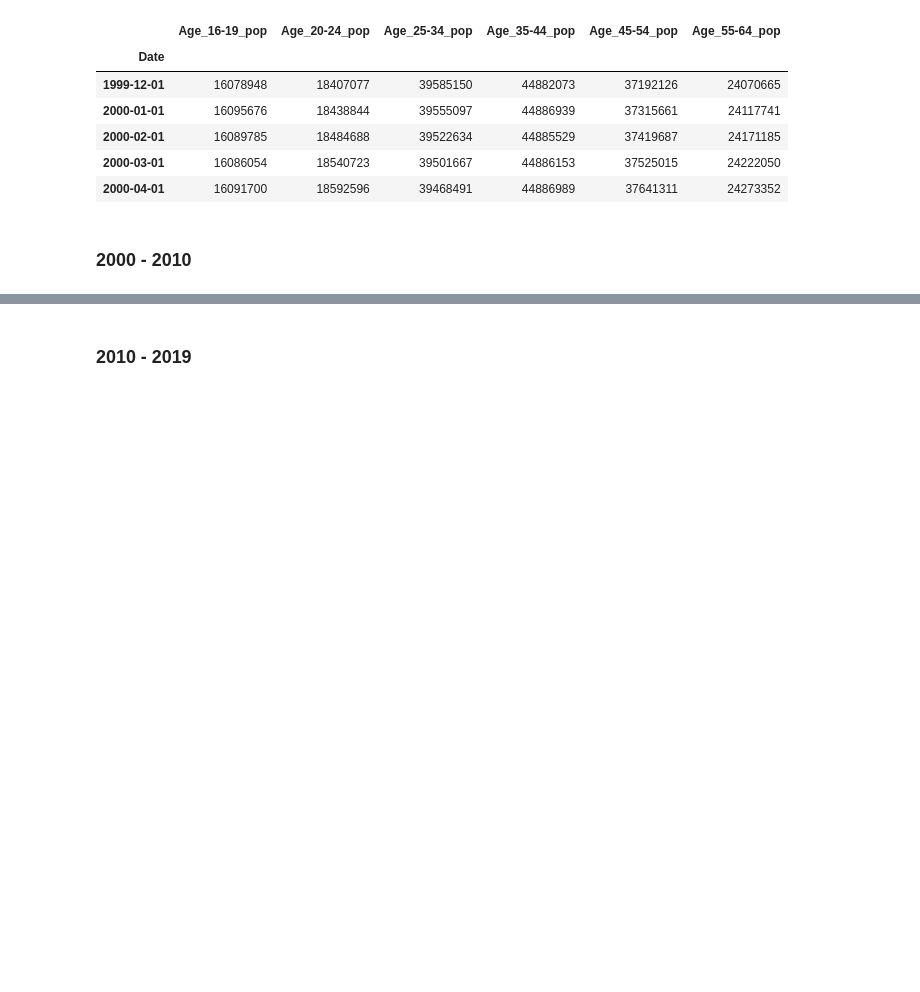
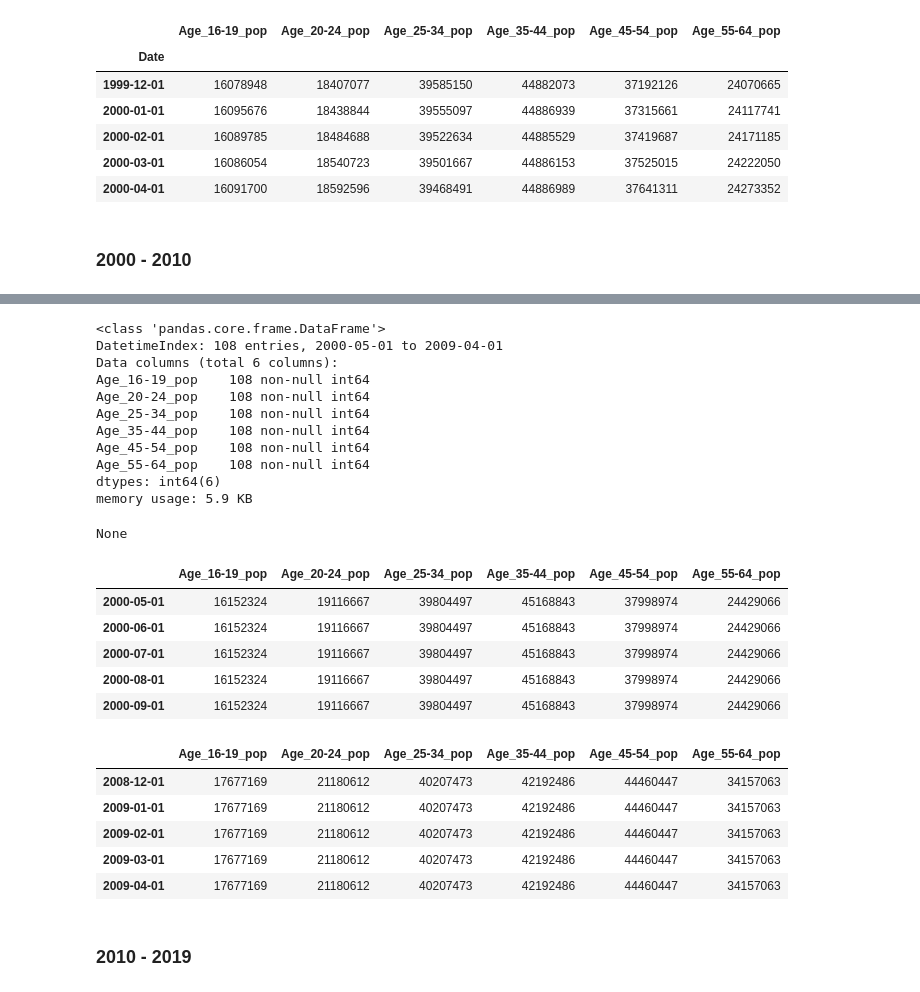
Before and after one commit to zapatos24/Employment_Prediction_LSTM_NN, a Jupyter notebook: mod_7_project.ipynb, the cells around one changed output, grey strips where cells are left out. Saved outputs shown, nothing was run; the diff lists cells and outputs as text; code cells hidden in the pictures; blank space fills up the shorter version.

```diff
--- a/mod_7_project.ipynb
+++ b/mod_7_project.ipynb
@@ -331,2 +357,51 @@ None
+# %%
+age_2000_popgroup_df = pd.DataFrame()
+for year in range(2000, 2010):
+    datelist = pd.date_range(pd.datetime(year,5,1), periods=12, freq='MS')
+    array_16 = np.zeros(12, dtype=int) + age_2000_pop_df[age_2000_pop_df.index.year == year]['Age_16-19_pop'][0]
+    array_20 = np.zeros(12, dtype=int) + age_2000_pop_df[age_2000_pop_df.index.year == year]['Age_20-24_pop'][0]
+    array_25 = np.zeros(12, dtype=int) + age_2000_pop_df[age_2000_pop_df.index.year == year]['Age_25-34_pop'][0]
+    array_35 = np.zeros(12, dtype=int) + age_2000_pop_df[age_2000_pop_df.index.year == year]['Age_35-44_pop'][0]
+    array_45 = np.zeros(12, dtype=int) + age_2000_pop_df[age_2000_pop_df.index.year == year]['Age_45-54_pop'][0]
+    array_55 = np.zeros(12, dtype=int) + age_2000_pop_df[age_2000_pop_df.index.year == year]['Age_55-64_pop'][0]
+
+    temp_df = pd.DataFrame(data={'Age_16-19_pop': array_16,
+                                 'Age_20-24_pop': array_20,
+                                 'Age_25-34_pop': array_25,
+                                 'Age_35-44_pop': array_35,
+                                 'Age_45-54_pop': array_45,
+                                 'Age_55-64_pop': array_55},
+                           index=datelist)
+
+    age_2000_popgroup_df = pd.concat([age_2000_popgroup_df, temp_df])
+
+display(age_2000_popgroup_df.info())
+display(age_2000_popgroup_df.head())
+display(age_2000_popgroup_df.tail())
+# %% [output]
+<class 'pandas.core.frame.DataFrame'>
+DatetimeIndex: 108 entries, 2000-05-01 to 2009-04-01
+Data columns (total 6 columns):
+Age_16-19_pop    108 non-null int64
+Age_20-24_pop    108 non-null int64
+Age_25-34_pop    108 non-null int64
+Age_35-44_pop    108 non-null int64
+Age_45-54_pop    108 non-null int64
+Age_55-64_pop    108 non-null int64
+dtypes: int64(6)
+memory usage: 5.9 KB
+None
+|  | Age_16-19_pop | Age_20-24_pop | Age_25-34_pop | Age_35-44_pop | Age_45-54_pop | Age_55-64_pop |
+| 2000-05-01 | 16152324 | 19116667 | 39804497 | 45168843 | 37998974 | 24429066 |
+| 2000-06-01 | 16152324 | 19116667 | 39804497 | 45168843 | 37998974 | 24429066 |
+| 2000-07-01 | 16152324 | 19116667 | 39804497 | 45168843 | 37998974 | 24429066 |
+| 2000-08-01 | 16152324 | 19116667 | 39804497 | 45168843 | 37998974 | 24429066 |
+| 2000-09-01 | 16152324 | 19116667 | 39804497 | 45168843 | 37998974 | 24429066 |
+|  | Age_16-19_pop | Age_20-24_pop | Age_25-34_pop | Age_35-44_pop | Age_45-54_pop | Age_55-64_pop |
+| 2008-12-01 | 17677169 | 21180612 | 40207473 | 42192486 | 44460447 | 34157063 |
+| 2009-01-01 | 17677169 | 21180612 | 40207473 | 42192486 | 44460447 | 34157063 |
+| 2009-02-01 | 17677169 | 21180612 | 40207473 | 42192486 | 44460447 | 34157063 |
+| 2009-03-01 | 17677169 | 21180612 | 40207473 | 42192486 | 44460447 | 34157063 |
+| 2009-04-01 | 17677169 | 21180612 | 40207473 | 42192486 | 44460447 | 34157063 |
 # %% [markdown]
 ### 2010 - 2019
```
Also changed, not shown: parts of 3 cells of this notebook.
